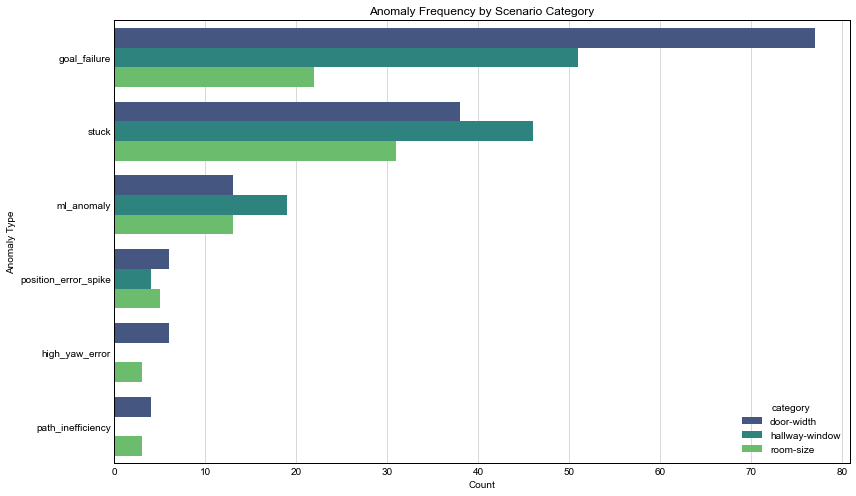
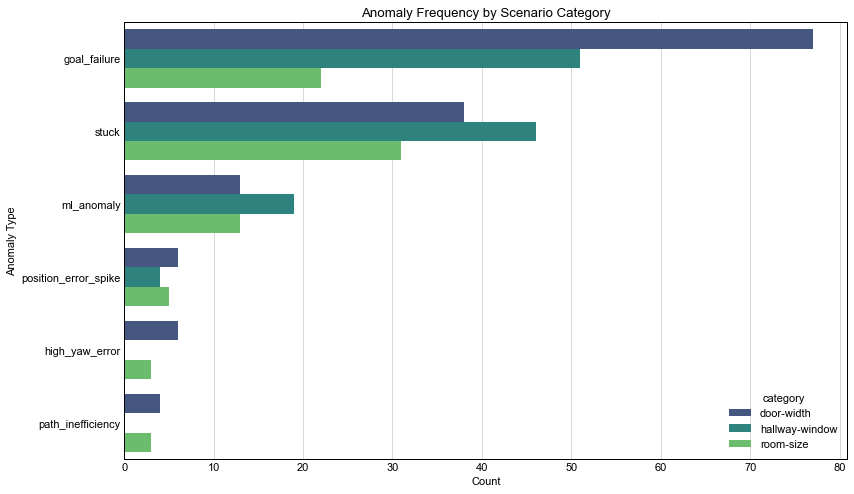
Code edit (unified diff) that turned the first committed figure into the second:
--- before
+++ after
@@ -13,4 +13,4 @@
     ax.set_ylabel('Anomaly Type')
     plt.tight_layout()
-    plt.savefig(IMAGES_PATH / 'anomaly_by_category.png', dpi=150)
+    plt.savefig(IMAGES_PATH / 'anomaly_by_category.png', dpi=150, **SAVEFIG_KW)
     plt.show()

Commit: fig_and_axes_color_fix2